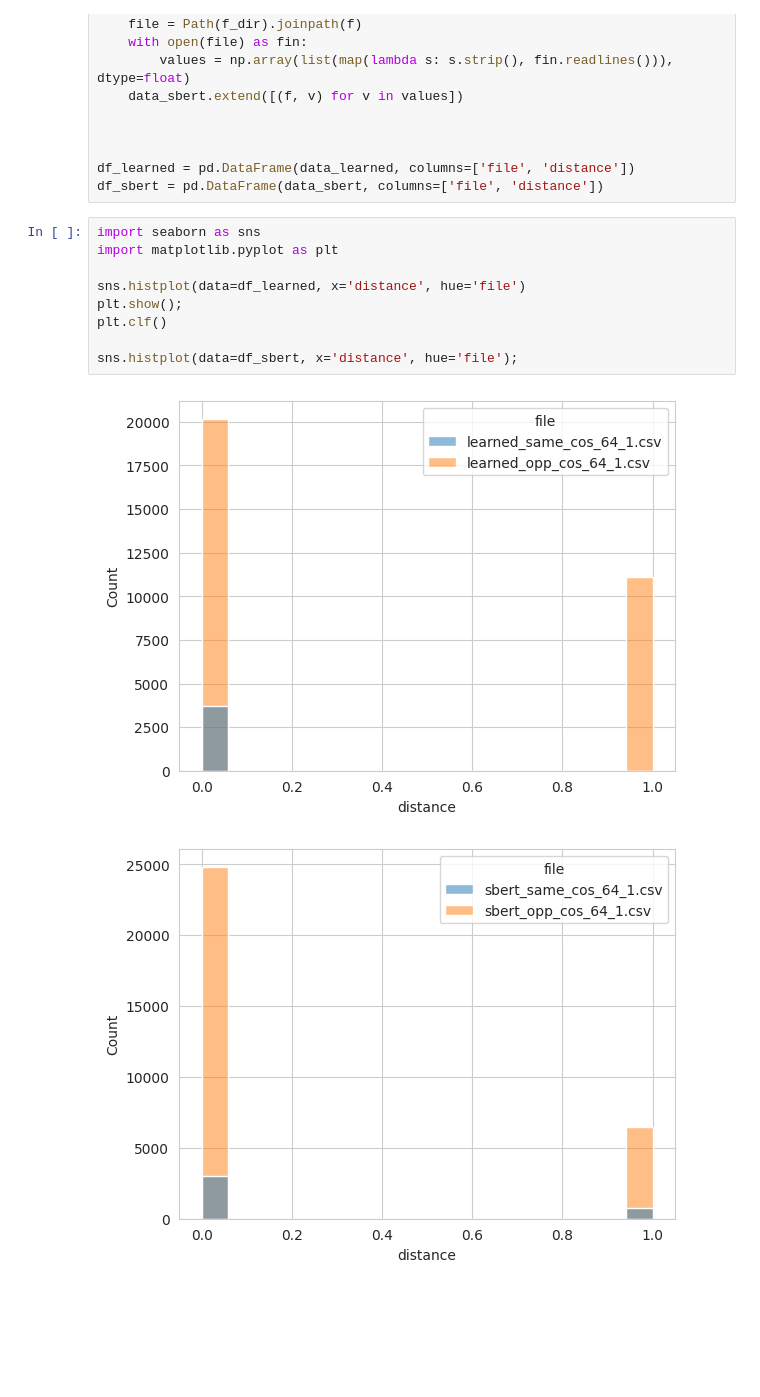
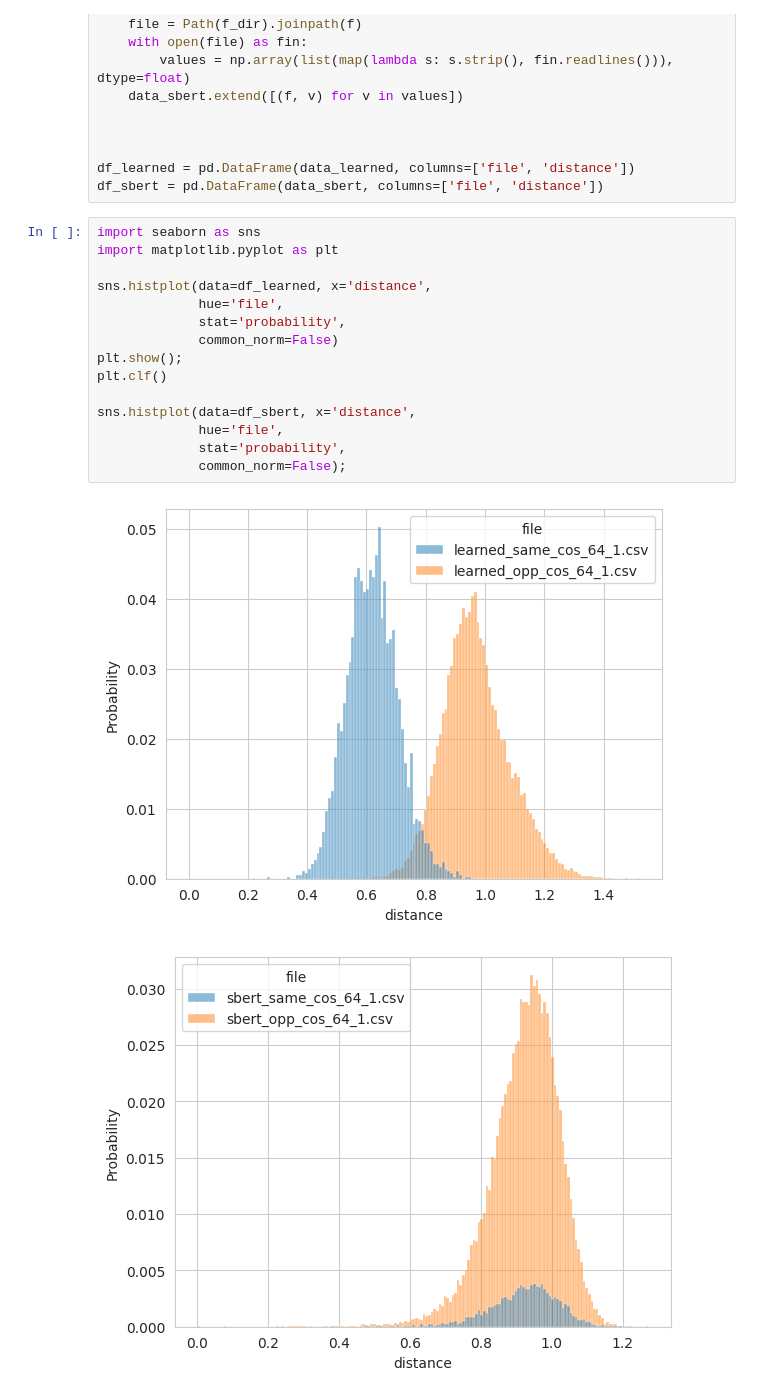
Before and after one commit to elugos/HSMS_LUGOS, a Jupyter notebook: distribution_distance.ipynb, the cells around one changed output. Saved outputs shown, nothing was run; the diff lists cells and outputs as text; blank space fills up the shorter version.

Commit message:
Update distribution distances

```diff
--- a/distribution_distance.ipynb
+++ b/distribution_distance.ipynb
@@ -46,15 +46,21 @@ df_sbert = pd.DataFrame(data_sbert, columns=['file', 'distance'])
 # %%
 import seaborn as sns
 import matplotlib.pyplot as plt
 
-sns.histplot(data=df_learned, x='distance', hue='file')
+sns.histplot(data=df_learned, x='distance',
+             hue='file',
+             stat='probability',
+             common_norm=False)
 plt.show();
 plt.clf()
 
-sns.histplot(data=df_sbert, x='distance', hue='file');
+sns.histplot(data=df_sbert, x='distance',
+             hue='file',
+             stat='probability',
+             common_norm=False);
 # %% [output]
-[figure, old version]
+[figure, new version]
-[figure, old version]
+[figure, new version]
 # %%
 # Calculate distribution difference using Wasserstein Distance
 # Also called Earth Mover's Distance
```
Also changed, not shown: parts of 1 cell of this notebook.
